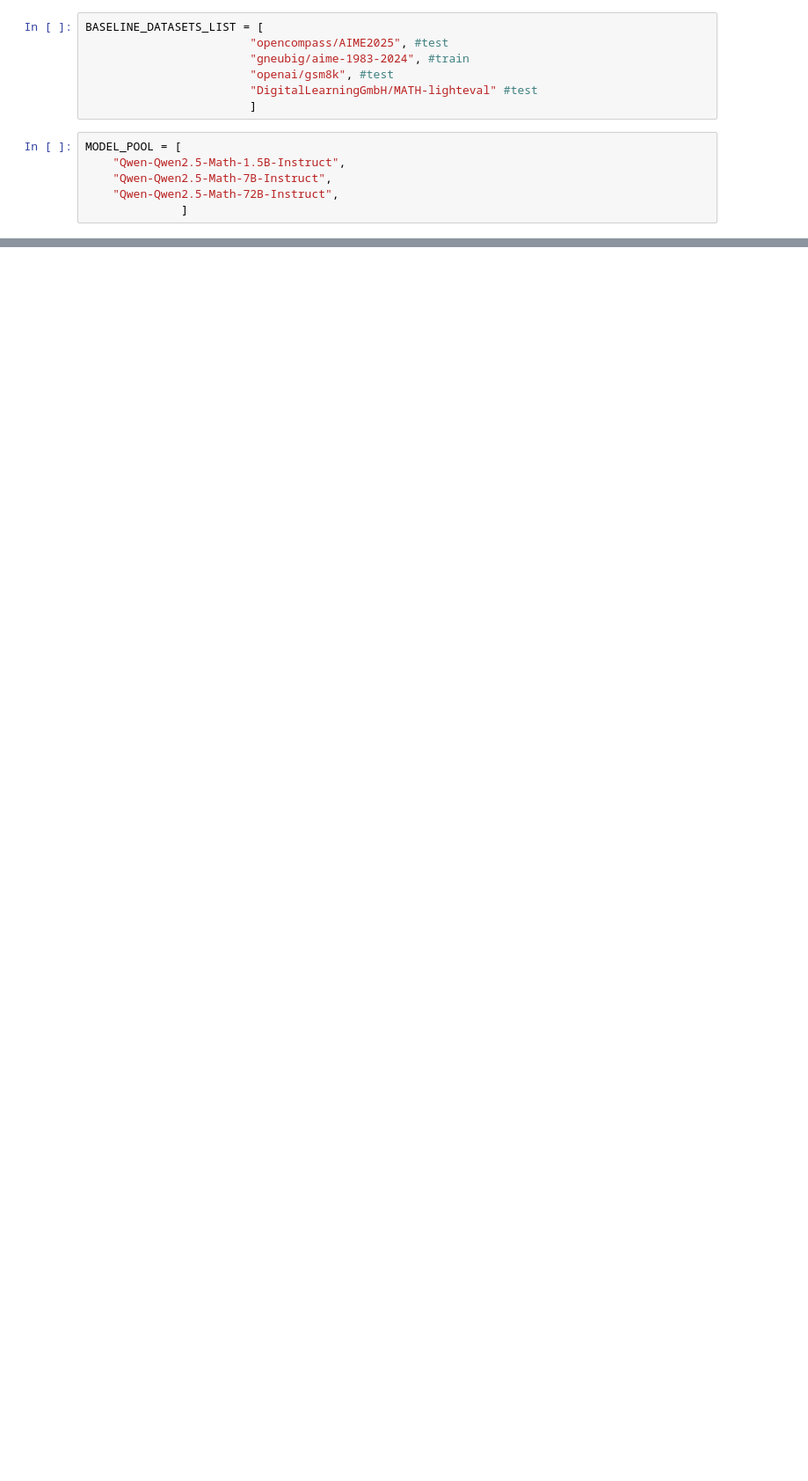
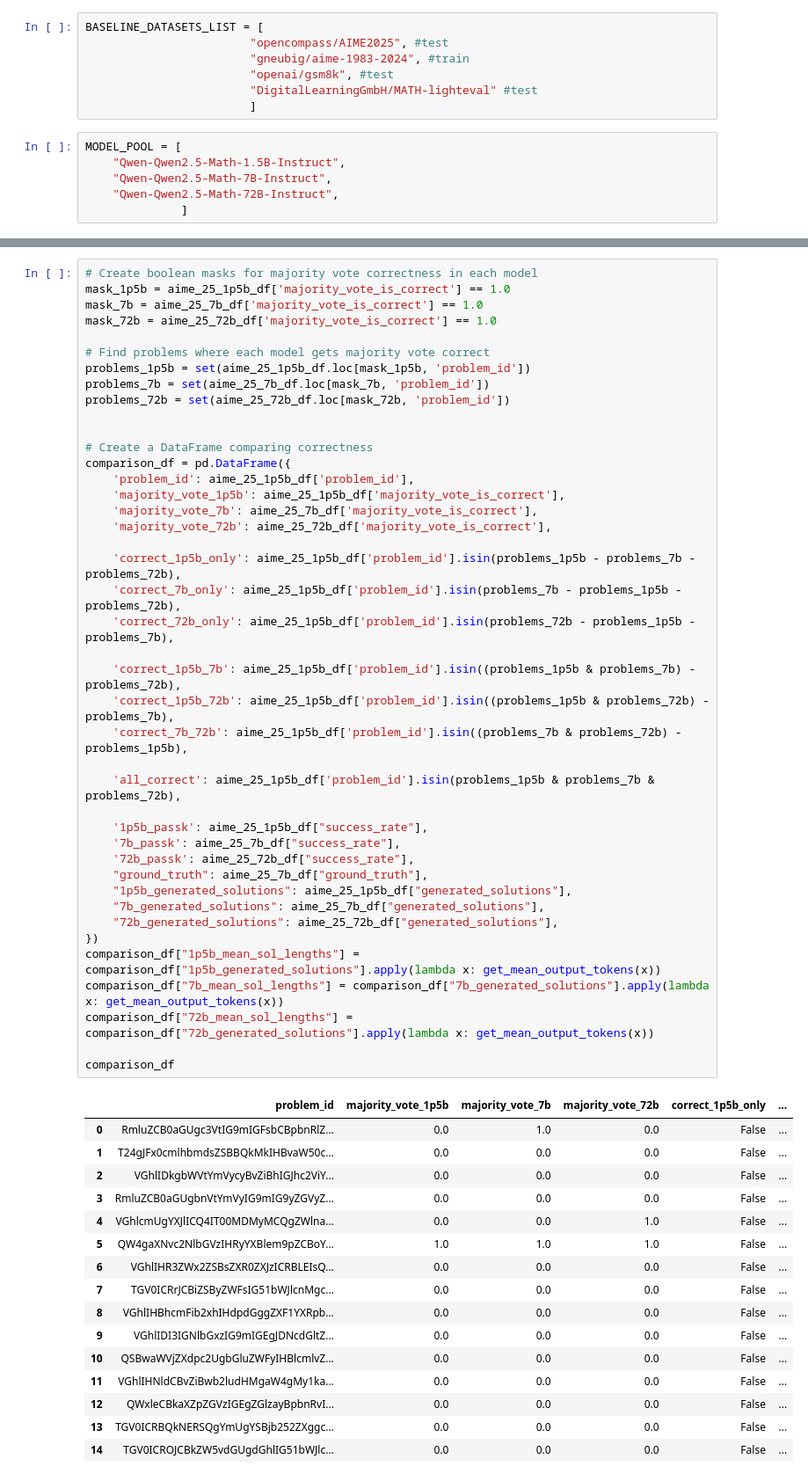
Before and after one commit to KabakaWilliam/llms_know_difficulty, a Jupyter notebook: router_code/create_pareto_comparisons.ipynb, the cells around one changed output, grey strips where cells are left out. Shown at 88% size. Drawn from its saved outputs; the diff is of its cells as text; blank space fills up the shorter version.

```diff
--- a/router_code/create_pareto_comparisons.ipynb
+++ b/router_code/create_pareto_comparisons.ipynb
@@ -93,0 +194,59 @@ for benchmark, data_points in PLOTTING_DICT.items():
+# %%
+# Create boolean masks for majority vote correctness in each model
+mask_1p5b = aime_25_1p5b_df['majority_vote_is_correct'] == 1.0
+mask_7b = aime_25_7b_df['majority_vote_is_correct'] == 1.0
+mask_72b = aime_25_72b_df['majority_vote_is_correct'] == 1.0
+
+# Find problems where each model gets majority vote correct
+problems_1p5b = set(aime_25_1p5b_df.loc[mask_1p5b, 'problem_id'])
+problems_7b = set(aime_25_7b_df.loc[mask_7b, 'problem_id'])
+problems_72b = set(aime_25_72b_df.loc[mask_72b, 'problem_id'])
+
+
+# Create a DataFrame comparing correctness
+comparison_df = pd.DataFrame({
+    'problem_id': aime_25_1p5b_df['problem_id'],
+    'majority_vote_1p5b': aime_25_1p5b_df['majority_vote_is_correct'],
+    'majority_vote_7b': aime_25_7b_df['majority_vote_is_correct'],
+    'majority_vote_72b': aime_25_72b_df['majority_vote_is_correct'],
+
+    'correct_1p5b_only': aime_25_1p5b_df['problem_id'].isin(problems_1p5b - problems_7b - problems_72b),
+    'correct_7b_only': aime_25_1p5b_df['problem_id'].isin(problems_7b - problems_1p5b - problems_72b),
+    'correct_72b_only': aime_25_1p5b_df['problem_id'].isin(problems_72b - problems_1p5b - problems_7b),
+
+    'correct_1p5b_7b': aime_25_1p5b_df['problem_id'].isin((problems_1p5b & problems_7b) - problems_72b),
+    'correct_1p5b_72b': aime_25_1p5b_df['problem_id'].isin((problems_1p5b & problems_72b) - problems_7b),
+    'correct_7b_72b': aime_25_1p5b_df['problem_id'].isin((problems_7b & problems_72b) - problems_1p5b),
+
+    'all_correct': aime_25_1p5b_df['problem_id'].isin(problems_1p5b & problems_7b & problems_72b),
+
+    '1p5b_passk': aime_25_1p5b_df["success_rate"],
+    '7b_passk': aime_25_7b_df["success_rate"],
+    '72b_passk': aime_25_72b_df["success_rate"],
+    "ground_truth": aime_25_7b_df["ground_truth"],
+    "1p5b_generated_solutions": aime_25_1p5b_df["generated_solutions"],
+    "7b_generated_solutions": aime_25_7b_df["generated_solutions"],
+    "72b_generated_solutions": aime_25_72b_df["generated_solutions"],
+})
+comparison_df["1p5b_mean_sol_lengths"] = comparison_df["1p5b_generated_solutions"].apply(lambda x: get_mean_output_tokens(x))
+comparison_df["7b_mean_sol_lengths"] = comparison_df["7b_generated_solutions"].apply(lambda x: get_mean_output_tokens(x))
+comparison_df["72b_mean_sol_lengths"] = comparison_df["72b_generated_solutions"].apply(lambda x: get_mean_output_tokens(x))
+
+comparison_df
+# %% [output]
+|  | problem_id | majority_vote_1p5b | majority_vote_7b | majority_vote_72b | correct_1p5b_only | ... |
+| 0 | RmluZCB0aGUgc3VtIG9mIGFsbCBpbnRlZ... | 0.0 | 1.0 | 0.0 | False | ... |
+| 1 | T24gJFx0cmlhbmdsZSBBQkMkIHBvaW50c... | 0.0 | 0.0 | 0.0 | False | ... |
+| 2 | VGhlIDkgbWVtYmVycyBvZiBhIGJhc2ViY... | 0.0 | 0.0 | 0.0 | False | ... |
+| 3 | RmluZCB0aGUgbnVtYmVyIG9mIG9yZGVyZ... | 0.0 | 0.0 | 0.0 | False | ... |
+| 4 | VGhlcmUgYXJlICQ4IT00MDMyMCQgZWlna... | 0.0 | 0.0 | 1.0 | False | ... |
+| 5 | QW4gaXNvc2NlbGVzIHRyYXBlem9pZCBoY... | 1.0 | 1.0 | 1.0 | False | ... |
+| 6 | VGhlIHR3ZWx2ZSBsZXR0ZXJzICRBLEIsQ... | 0.0 | 0.0 | 0.0 | False | ... |
+| 7 | TGV0ICRrJCBiZSByZWFsIG51bWJlcnMgc... | 0.0 | 0.0 | 0.0 | False | ... |
+| 8 | VGhlIHBhcmFib2xhIHdpdGggZXF1YXRpb... | 0.0 | 0.0 | 0.0 | False | ... |
+| 9 | VGhlIDI3IGNlbGxzIG9mIGEgJDNcdGltZ... | 0.0 | 0.0 | 0.0 | False | ... |
+| 10 | QSBwaWVjZXdpc2UgbGluZWFyIHBlcmlvZ... | 0.0 | 0.0 | 0.0 | False | ... |
+| 11 | VGhlIHNldCBvZiBwb2ludHMgaW4gMy1ka... | 0.0 | 0.0 | 0.0 | False | ... |
+| 12 | QWxleCBkaXZpZGVzIGEgZGlzayBpbnRvI... | 0.0 | 0.0 | 0.0 | False | ... |
+| 13 | TGV0ICRBQkNERSQgYmUgYSBjb252ZXggc... | 0.0 | 0.0 | 0.0 | False | ... |
+| 14 | TGV0ICROJCBkZW5vdGUgdGhlIG51bWJlc... | 0.0 | 0.0 | 0.0 | False | ... |
```
Also changed, not shown: parts of 21 cells of this notebook, 8 other files.
